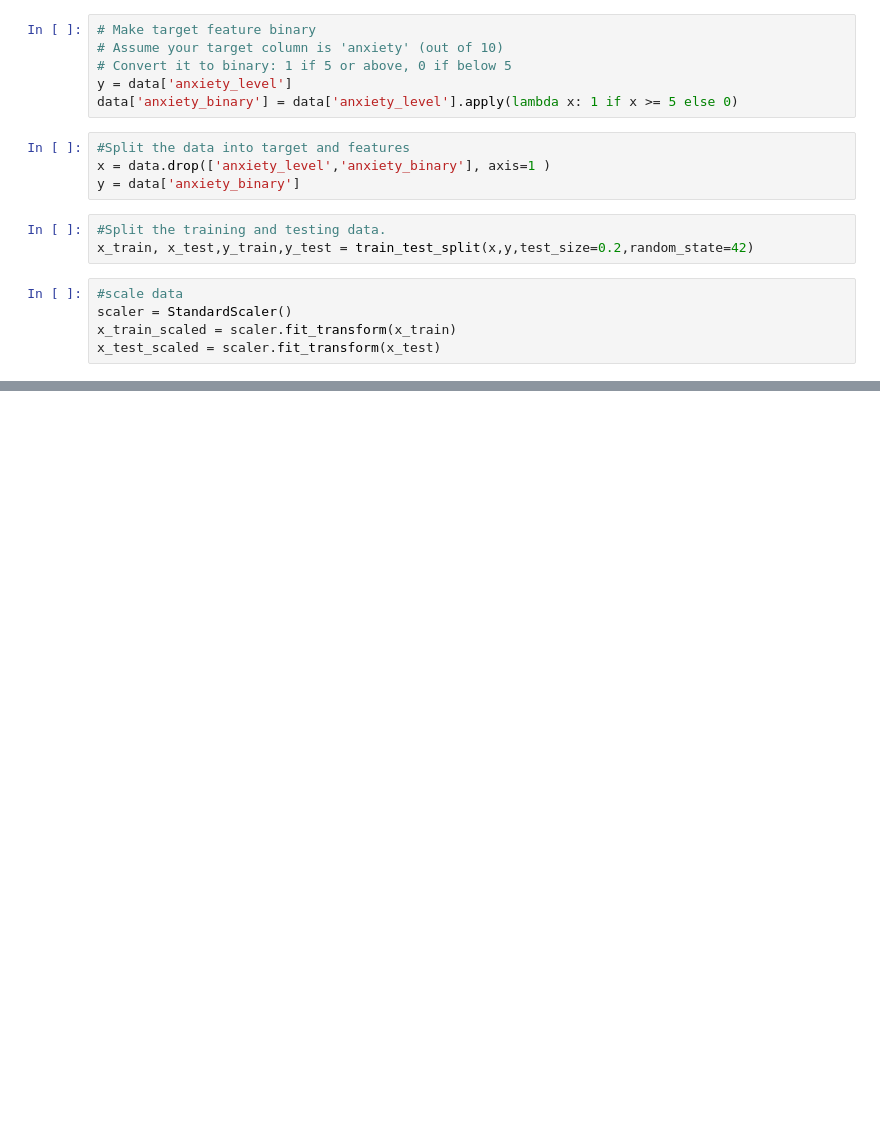
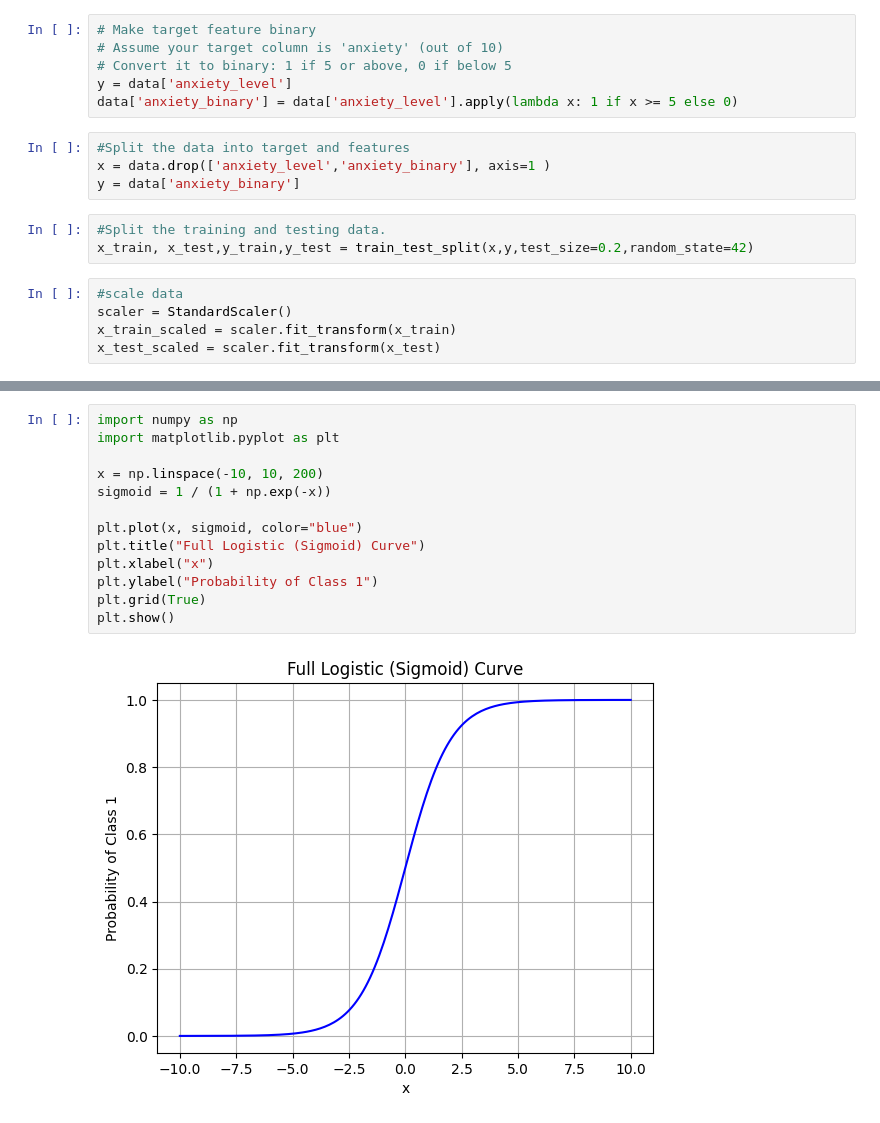
Before and after one commit to sandra-kemboi/Logistic-regression, a Jupyter notebook: mental_health.ipynb, the cells around one changed output, grey strips where cells are left out. Saved outputs shown, nothing was run; the diff lists cells and outputs as text; blank space fills up the shorter version.

```diff
--- a/mental_health.ipynb
+++ b/mental_health.ipynb
@@ -257,0 +267,15 @@ Please also refer to the documentation for alternative solver options:
+# %%
+import numpy as np
+import matplotlib.pyplot as plt
+
+x = np.linspace(-10, 10, 200)
+sigmoid = 1 / (1 + np.exp(-x))
+
+plt.plot(x, sigmoid, color="blue")
+plt.title("Full Logistic (Sigmoid) Curve")
+plt.xlabel("x")
+plt.ylabel("Probability of Class 1")
+plt.grid(True)
+plt.show()
+# %% [output]
+[figure, added]
```
Also changed, not shown: parts of 4 cells of this notebook.
